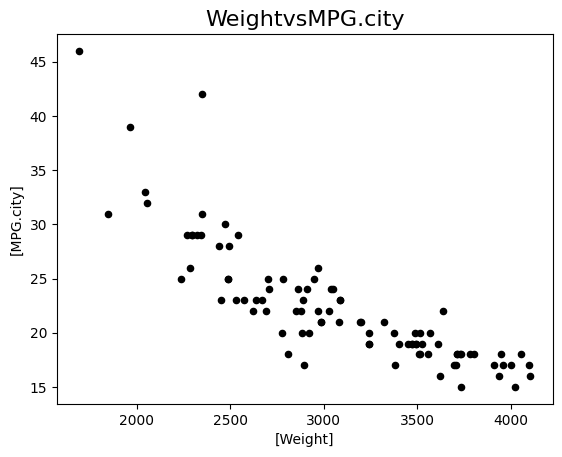
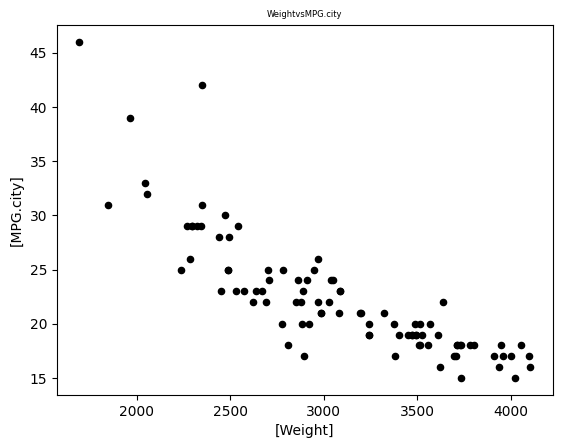
The notebook cell's code change between the first figure and the second:
--- before
+++ after
@@ -38,5 +38,5 @@
 ax.set_xlabel=("Weight")
 ax.set_ylabel=("MPG.city")
-ax.set_title("WeightvsMPG.city",fontsize=16)
+ax.set_title("WeightvsMPG.city",fontsize=6)
 plt.show()
 plt.plot(cars_df['EngineSize'],cars_df['Horsepower'])

Commit: Created using Colab